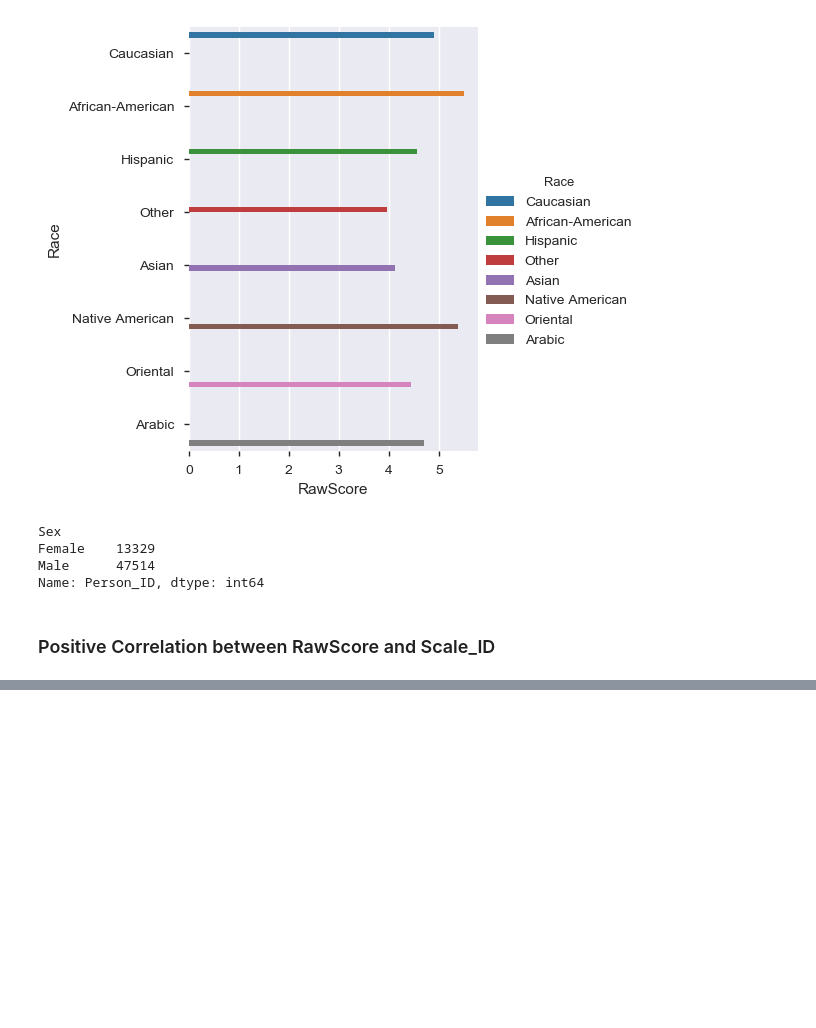
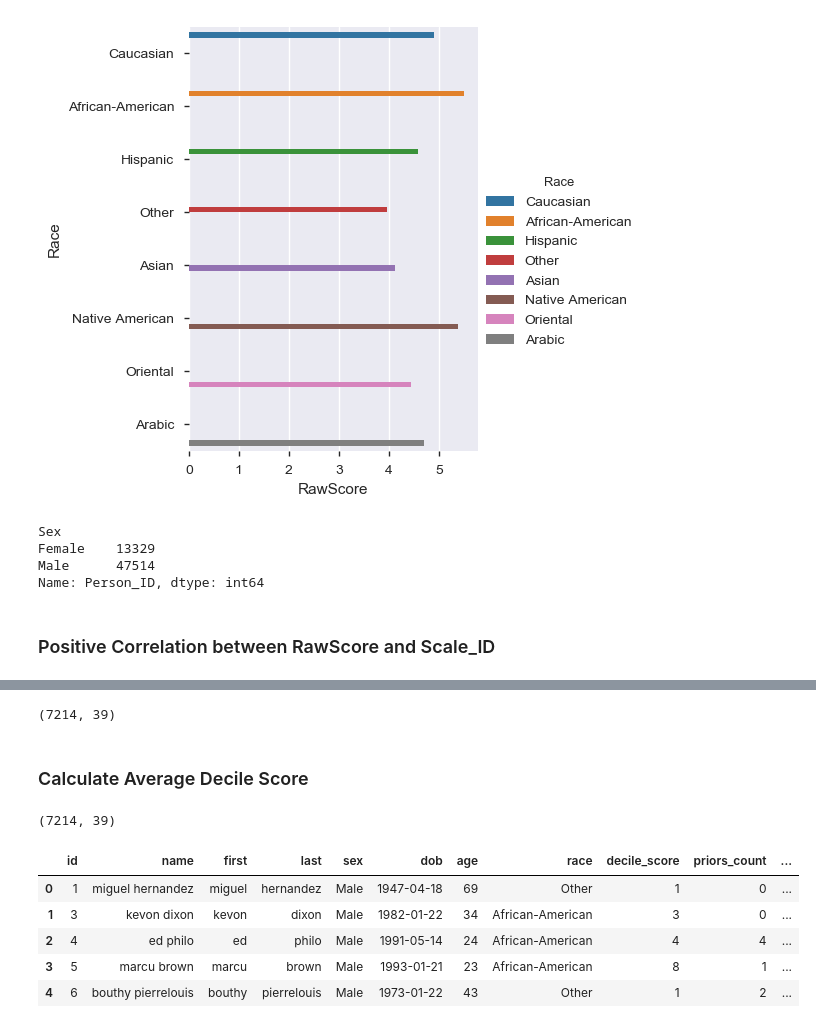
Before and after one commit to ethanwong7/Analysis-on-COMPAS-data, a Jupyter notebook: iXDSProject.ipynb, the cells around one changed output, grey strips where cells are left out. Cells and saved outputs as stored; diff of their text form; code cells hidden in the pictures; blank space fills up the shorter version.

```diff
--- a/iXDSProject.ipynb
+++ b/iXDSProject.ipynb
@@ -288,0 +369,3 @@ sns.lmplot(x='RawScore',y='Scale_ID',data=df, hue="Race", ci=False)
+# %%
+recid.dob = pd.to_datetime(recid['dob'])
+recid.c_offense_date = pd.to_datetime(recid['c_offense_date'])
@@ -288,0 +392,24 @@ sns.lmplot(x='RawScore',y='Scale_ID',data=df, hue="Race", ci=False)
+# %%
+recid.shape
+# %% [output]
+(7214, 39)
+# %% [markdown]
+
+### Calculate Average Decile Score
+# %%
+recid['Ave_score'] =(recid['v_decile_score']+recid['decile_score']+recid['decile_score.1'])/3
+# %%
+recid = recid.drop_duplicates(keep='first')
+# %%
+recid.shape
+# %% [output]
+(7214, 39)
+# %%
+recid.head()
+# %% [output]
+|  | id | name | first | last | sex | dob | age | race | decile_score | priors_count | ... |
+| 0 | 1 | miguel hernandez | miguel | hernandez | Male | 1947-04-18 | 69 | Other | 1 | 0 | ... |
+| 1 | 3 | kevon dixon | kevon | dixon | Male | 1982-01-22 | 34 | African-American | 3 | 0 | ... |
+| 2 | 4 | ed philo | ed | philo | Male | 1991-05-14 | 24 | African-American | 4 | 4 | ... |
+| 3 | 5 | marcu brown | marcu | brown | Male | 1993-01-21 | 23 | African-American | 8 | 1 | ... |
+| 4 | 6 | bouthy pierrelouis | bouthy | pierrelouis | Male | 1973-01-22 | 43 | Other | 1 | 2 | ... |
```
Also changed, not shown: parts of 13 cells of this notebook, 1 other file.
